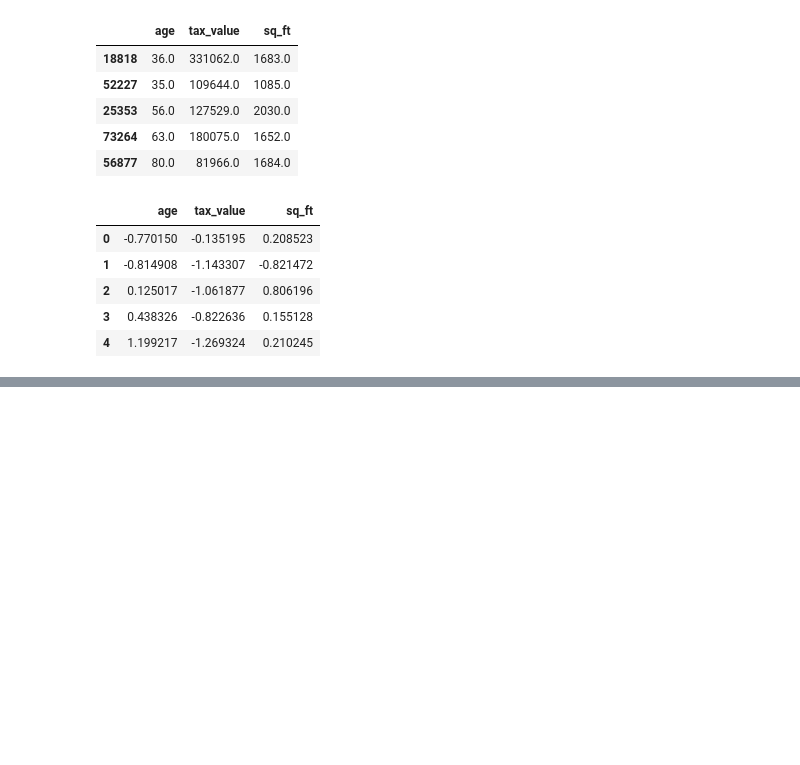
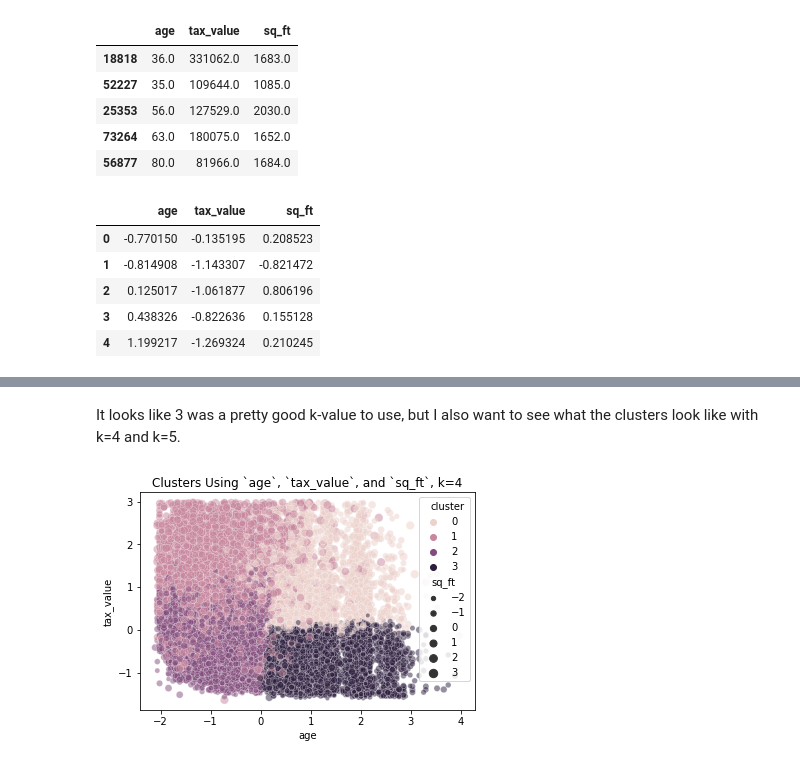
Before and after one commit to jones-stewart/zillow-clustering-project, a Jupyter notebook: 02_explore_stewart.ipynb, the cells around one changed output, grey strips where cells are left out. Cells and saved outputs as stored; diff of their text form; code cells hidden in the pictures; blank space fills up the shorter version.

```diff
--- a/02_explore_stewart.ipynb
+++ b/02_explore_stewart.ipynb
@@ -425,0 +446,17 @@ plt.title('Clusters Using `age`, `tax_value`, and `sq_ft`');
+# %% [markdown]
+It looks like 3 was a pretty good k-value to use, but I also want to see what the clusters look like with k=4 and k=5.
+# %%
+# create kmeans object
+kmeans = KMeans(n_clusters=4, random_state=123)
+# fit object
+kmeans.fit(X_scaled)
+# make predictions
+kmeans.predict(X_scaled)
+# create columns for predictions
+train['cluster'] = kmeans.predict(X_scaled)
+X_scaled['cluster'] = kmeans.predict(X_scaled)
+# visualize clusters
+sns.scatterplot(x='age', y='tax_value', size='sq_ft', data=X_scaled, hue='cluster', alpha=0.5)
+plt.title('Clusters Using `age`, `tax_value`, and `sq_ft`, k=4');
+# %% [output]
+[figure, added]
```
Also changed, not shown: parts of 18 cells of this notebook.
